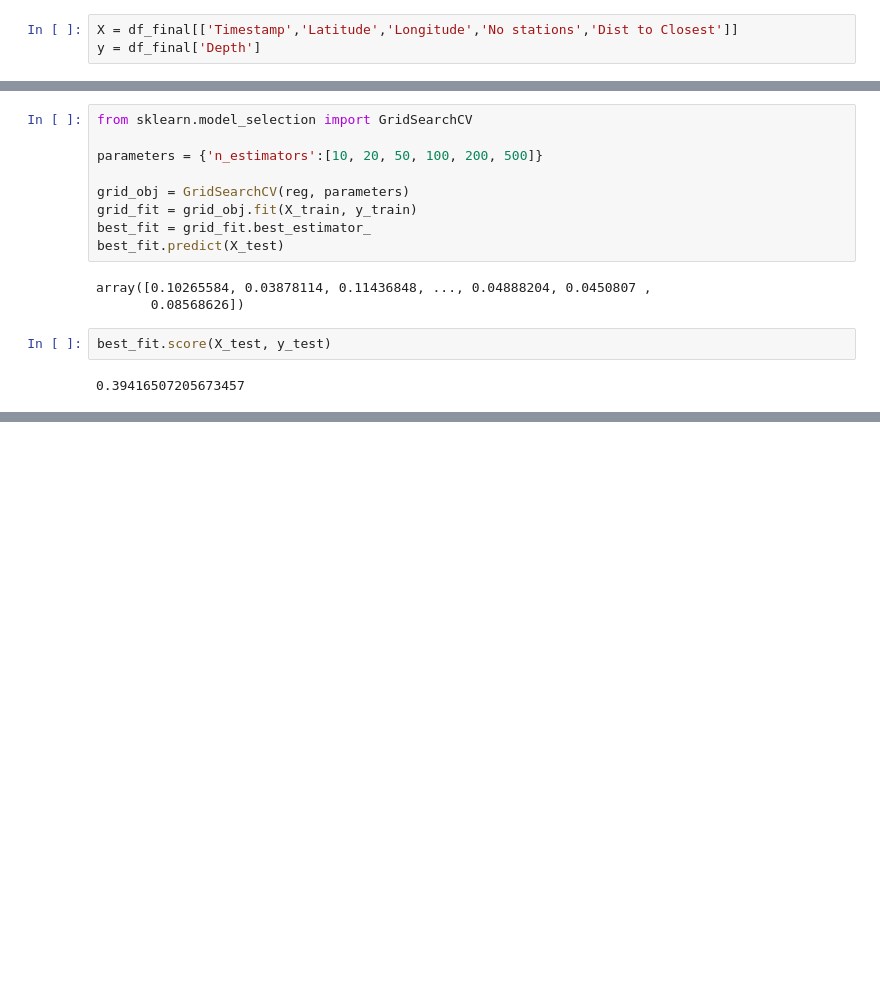
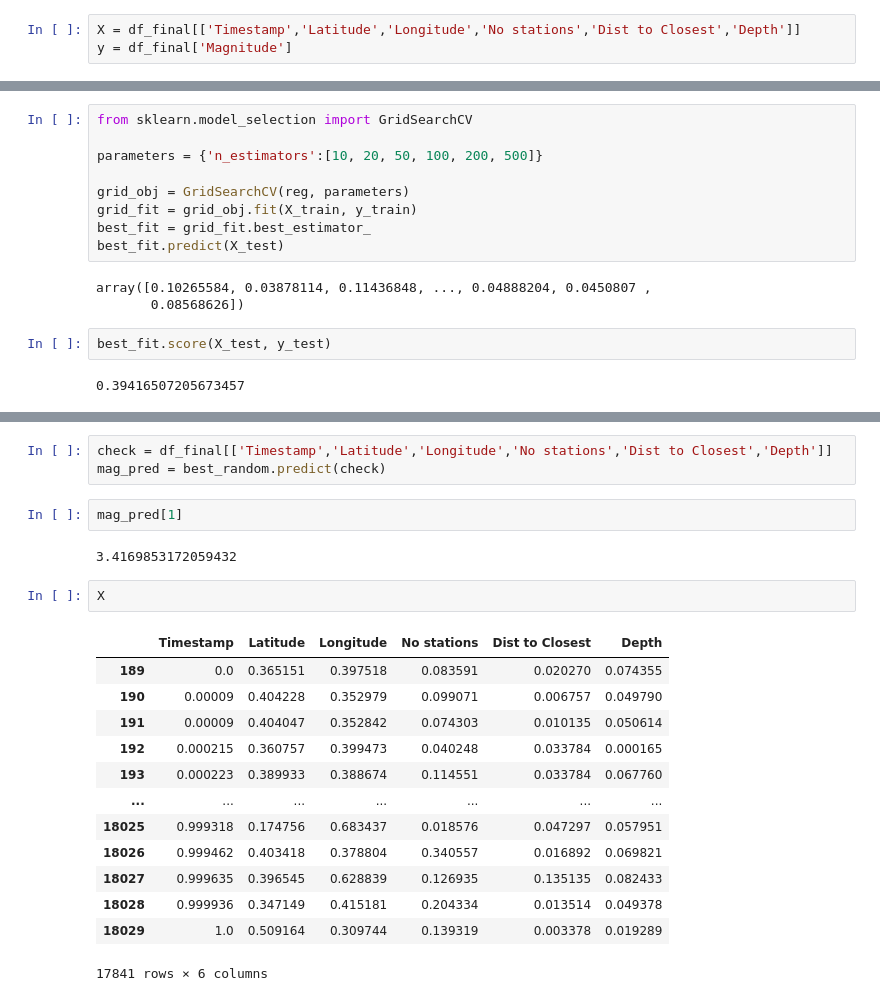
Before and after one commit to Piotrek2133/Earthquake_detection, a Jupyter notebook: earthquakes_prediction_california_RF.ipynb, the cells around one changed output, grey strips where cells are left out. Cells and saved outputs as stored; diff of their text form; blank space fills up the shorter version.

```diff
--- a/earthquakes_prediction_california_RF.ipynb
+++ b/earthquakes_prediction_california_RF.ipynb
@@ -208,6 +224,6 @@ df_final['Timestamp'] = (df_final['Timestamp'] - df_final['Timestamp'].min()) /
 # %%
-X = df_final[['Timestamp','Latitude','Longitude','No stations','Dist to Closest']]
-y = df_final['Depth']
+X = df_final[['Timestamp','Latitude','Longitude','No stations','Dist to Closest','Depth']]
+y = df_final['Magnitude']
 # %%
 from sklearn.model_selection import train_test_split
 
@@ -257,0 +397,23 @@ R-squared (R²): 0.40
+# %%
+check = df_final[['Timestamp','Latitude','Longitude','No stations','Dist to Closest','Depth']]
+mag_pred = best_random.predict(check)
+# %%
+mag_pred[1]
+# %% [output]
+3.4169853172059432
+# %%
+X
+# %% [output]
+|  | Timestamp | Latitude | Longitude | No stations | Dist to Closest | Depth |
+| 189 | 0.0 | 0.365151 | 0.397518 | 0.083591 | 0.020270 | 0.074355 |
+| 190 | 0.00009 | 0.404228 | 0.352979 | 0.099071 | 0.006757 | 0.049790 |
+| 191 | 0.00009 | 0.404047 | 0.352842 | 0.074303 | 0.010135 | 0.050614 |
+| 192 | 0.000215 | 0.360757 | 0.399473 | 0.040248 | 0.033784 | 0.000165 |
+| 193 | 0.000223 | 0.389933 | 0.388674 | 0.114551 | 0.033784 | 0.067760 |
+| ... | ... | ... | ... | ... | ... | ... |
+| 18025 | 0.999318 | 0.174756 | 0.683437 | 0.018576 | 0.047297 | 0.057951 |
+| 18026 | 0.999462 | 0.403418 | 0.378804 | 0.340557 | 0.016892 | 0.069821 |
+| 18027 | 0.999635 | 0.396545 | 0.628839 | 0.126935 | 0.135135 | 0.082433 |
+| 18028 | 0.999936 | 0.347149 | 0.415181 | 0.204334 | 0.013514 | 0.049378 |
+| 18029 | 1.0 | 0.509164 | 0.309744 | 0.139319 | 0.003378 | 0.019289 |
+17841 rows × 6 columns
```
Also changed, not shown: parts of 16 cells of this notebook, 2 other files.
